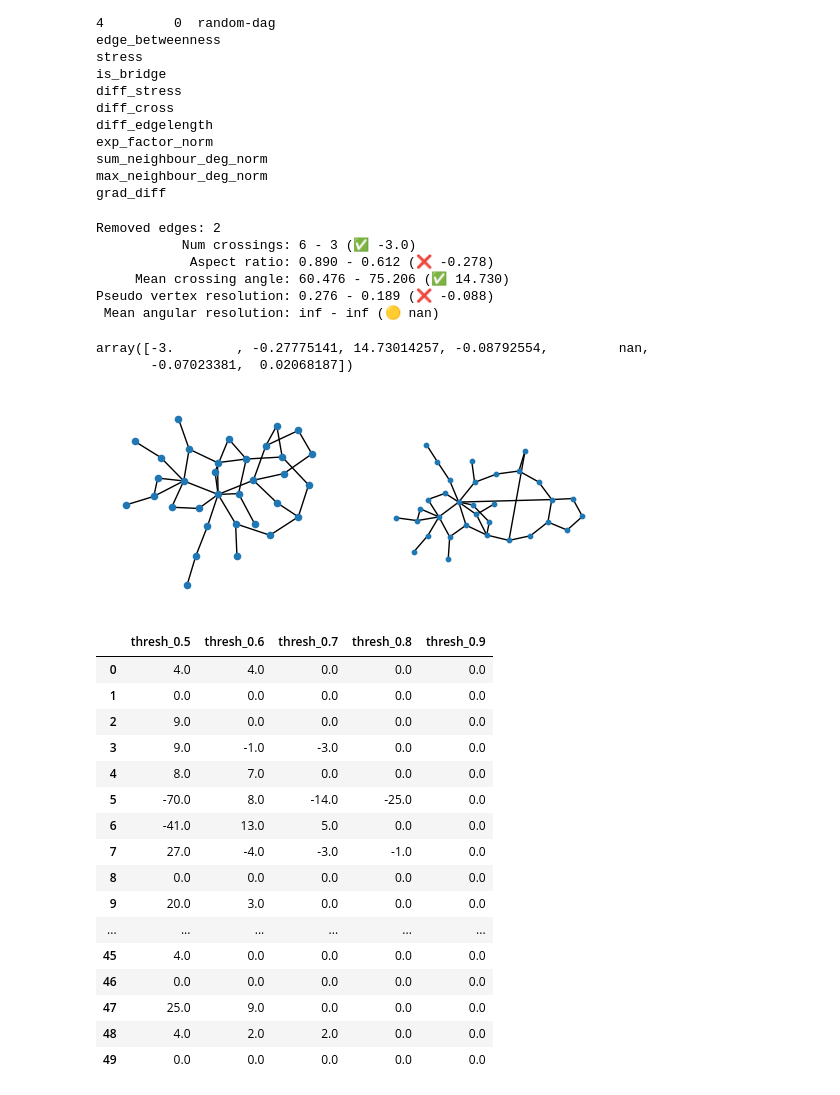
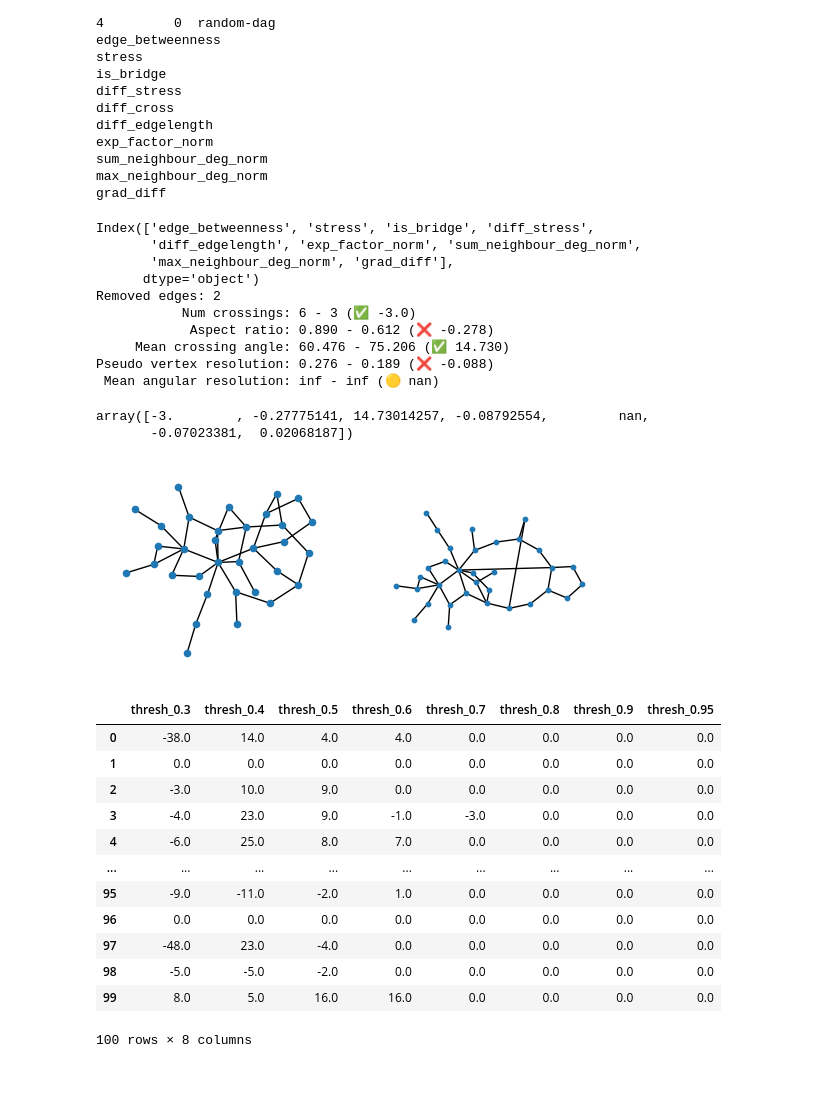
Before and after one commit to NathanielMH/EdgeRelaxationGraphDrawing, a Jupyter notebook: notebooks/validation.ipynb, the cells around one changed output. Saved outputs shown, nothing was run; the diff lists cells and outputs as text; code cells hidden in the pictures.

```diff
--- a/notebooks/validation.ipynb
+++ b/notebooks/validation.ipynb
@@ -55,16 +55,29 @@ from src.graph_utils import compareGraphs
 import networkx as nx
 
 
-def compareRelaxedDrawing(graph_id, bench, classifier, draw_f, thresh=0.5, debug=False):
+def compareRelaxedDrawing(graph_id, bench, classifier, draw_f, thresh=0.5, num_edges=None, debug=False, blocked_edges=None, rm_edges=None):
+
+    if blocked_edges is None:
+        blocked_edges = []
+
+    if rm_edges is None:
+        rm_edges = []
+
     g = graph_lists[bench][graph_id]
     pos1 = draw_f(g)
 
     g_df = pd.read_csv('../data/graph_train.csv')
     g_df = g_df[(g_df.graph_id == graph_id) & (g_df.benchmark == bench)].reset_index(drop=True)
     g_df = g_df.drop(labels=['edge_cross_norm','edge_id','graph_id','num_nodes','num_edges','benchmark','max_deg','min_deg','Unnamed: 0','diff_cross'],axis=1)
-
+    #print(g_df.columns)
     y_pred = classifier.predict_proba(g_df.to_numpy())[:, 1]
-    edges2rm = np.where(y_pred>thresh)[0]
+    if num_edges != None:
+        edges_max_prob = np.argsort(y_pred)[-num_edges:]
+        edges2rm = [e for e in edges_max_prob if (y_pred[e] > thresh and e not in blocked_edges)]
+    else:
+        edges2rm = np.where(y_pred>thresh)[0]
+        edges2rm = [e for e in edges2rm if e not in blocked_edges]
+    edges2rm.extend(rm_edges)
     g_copy = g.copy()
     g_copy.remove_edges_from([list(g.edges())[idx] for idx in edges2rm])
 
@@ -73,11 +86,15 @@ def compareRelaxedDrawing(graph_id, bench, classifier, draw_f, thresh=0.5, debug
     if debug:
         print(f"Removed edges: {len(edges2rm)}")
 
-    return compareGraphs(g, g, pos1, pos2, show=debug)
+    return compareGraphs(g, g, pos1, pos2, show=debug, rmedges=[list(g.edges())[idx] for idx in edges2rm]), edges2rm
 # %%
 draw_f = lambda gg: nx.kamada_kawai_layout(gg, pos=nx.spectral_layout(gg))
 compareRelaxedDrawing(3, 'rome', classifier, draw_f, debug=True, thresh=0.7)
 # %% [output]
+Index(['edge_betweenness', 'stress', 'is_bridge', 'diff_stress',
+       'diff_edgelength', 'exp_factor_norm', 'sum_neighbour_deg_norm',
+       'max_neighbour_deg_norm', 'grad_diff'],
+      dtype='object')
 Removed edges: 2
            Num crossings: 6 - 3 (✅ -3.0)
             Aspect ratio: 0.890 - 0.612 (❌ -0.278)
@@ -88,40 +105,39 @@ array([-3.        , -0.27775141, 14.73014257, -0.08792554,         nan,
        -0.07023381,  0.02068187])
 [figure]
 # %%
-n = 50
-thresh_vals = [0.5, 0.6, 0.7, 0.8, 0.9]
+from IPython.utils import io
+
+n = 100
+thresh_vals = [0.3, 0.4, 0.5, 0.6, 0.7, 0.8, 0.9, 0.95]
 thresh_labels = [f'thresh_{val}' for val in thresh_vals]
 
 values = []
 
 for graph_id in tqdm(range(n)):
-    row = []
-    for thresh in thresh_vals:
-        cross_val = compareRelaxedDrawing(graph_id, 'rome', classifier, draw_f, debug=False, thresh=thresh)[0]
-        row.append(cross_val)
-    values.append(row)
+    with io.capture_output() as captured:
+        row = []
+        for thresh in thresh_vals:
+            cross_val = compareRelaxedDrawing(graph_id, 'rome', classifier, draw_f, debug=False, thresh=thresh)[0][0]
+            row.append(cross_val)
+        values.append(row)
 
 values = pd.DataFrame(values, columns=thresh_labels)
 
 values
 # %% [output]
-|  | thresh_0.5 | thresh_0.6 | thresh_0.7 | thresh_0.8 | thresh_0.9 |
-| 0 | 4.0 | 4.0 | 0.0 | 0.0 | 0.0 |
-| 1 | 0.0 | 0.0 | 0.0 | 0.0 | 0.0 |
-| 2 | 9.0 | 0.0 | 0.0 | 0.0 | 0.0 |
-| 3 | 9.0 | -1.0 | -3.0 | 0.0 | 0.0 |
-| 4 | 8.0 | 7.0 | 0.0 | 0.0 | 0.0 |
-| 5 | -70.0 | 8.0 | -14.0 | -25.0 | 0.0 |
-| 6 | -41.0 | 13.0 | 5.0 | 0.0 | 0.0 |
-| 7 | 27.0 | -4.0 | -3.0 | -1.0 | 0.0 |
-| 8 | 0.0 | 0.0 | 0.0 | 0.0 | 0.0 |
-| 9 | 20.0 | 3.0 | 0.0 | 0.0 | 0.0 |
-| ... | ... | ... | ... | ... | ... |
-| 45 | 4.0 | 0.0 | 0.0 | 0.0 | 0.0 |
-| 46 | 0.0 | 0.0 | 0.0 | 0.0 | 0.0 |
-| 47 | 25.0 | 9.0 | 0.0 | 0.0 | 0.0 |
-| 48 | 4.0 | 2.0 | 2.0 | 0.0 | 0.0 |
-| 49 | 0.0 | 0.0 | 0.0 | 0.0 | 0.0 |
+|  | thresh_0.3 | thresh_0.4 | thresh_0.5 | thresh_0.6 | thresh_0.7 | thresh_0.8 | thresh_0.9 | thresh_0.95 |
+| 0 | -38.0 | 14.0 | 4.0 | 4.0 | 0.0 | 0.0 | 0.0 | 0.0 |
+| 1 | 0.0 | 0.0 | 0.0 | 0.0 | 0.0 | 0.0 | 0.0 | 0.0 |
+| 2 | -3.0 | 10.0 | 9.0 | 0.0 | 0.0 | 0.0 | 0.0 | 0.0 |
+| 3 | -4.0 | 23.0 | 9.0 | -1.0 | -3.0 | 0.0 | 0.0 | 0.0 |
+| 4 | -6.0 | 25.0 | 8.0 | 7.0 | 0.0 | 0.0 | 0.0 | 0.0 |
+| ... | ... | ... | ... | ... | ... | ... | ... | ... |
+| 95 | -9.0 | -11.0 | -2.0 | 1.0 | 0.0 | 0.0 | 0.0 | 0.0 |
+| 96 | 0.0 | 0.0 | 0.0 | 0.0 | 0.0 | 0.0 | 0.0 | 0.0 |
+| 97 | -48.0 | 23.0 | -4.0 | 0.0 | 0.0 | 0.0 | 0.0 | 0.0 |
+| 98 | -5.0 | -5.0 | -2.0 | 0.0 | 0.0 | 0.0 | 0.0 | 0.0 |
+| 99 | 8.0 | 5.0 | 16.0 | 16.0 | 0.0 | 0.0 | 0.0 | 0.0 |
+100 rows × 8 columns
 # %%
 plt.boxplot(values, showfliers=False);
 # %% [output]
```
Also changed, not shown: parts of 16 cells of this notebook, 2 other files.
